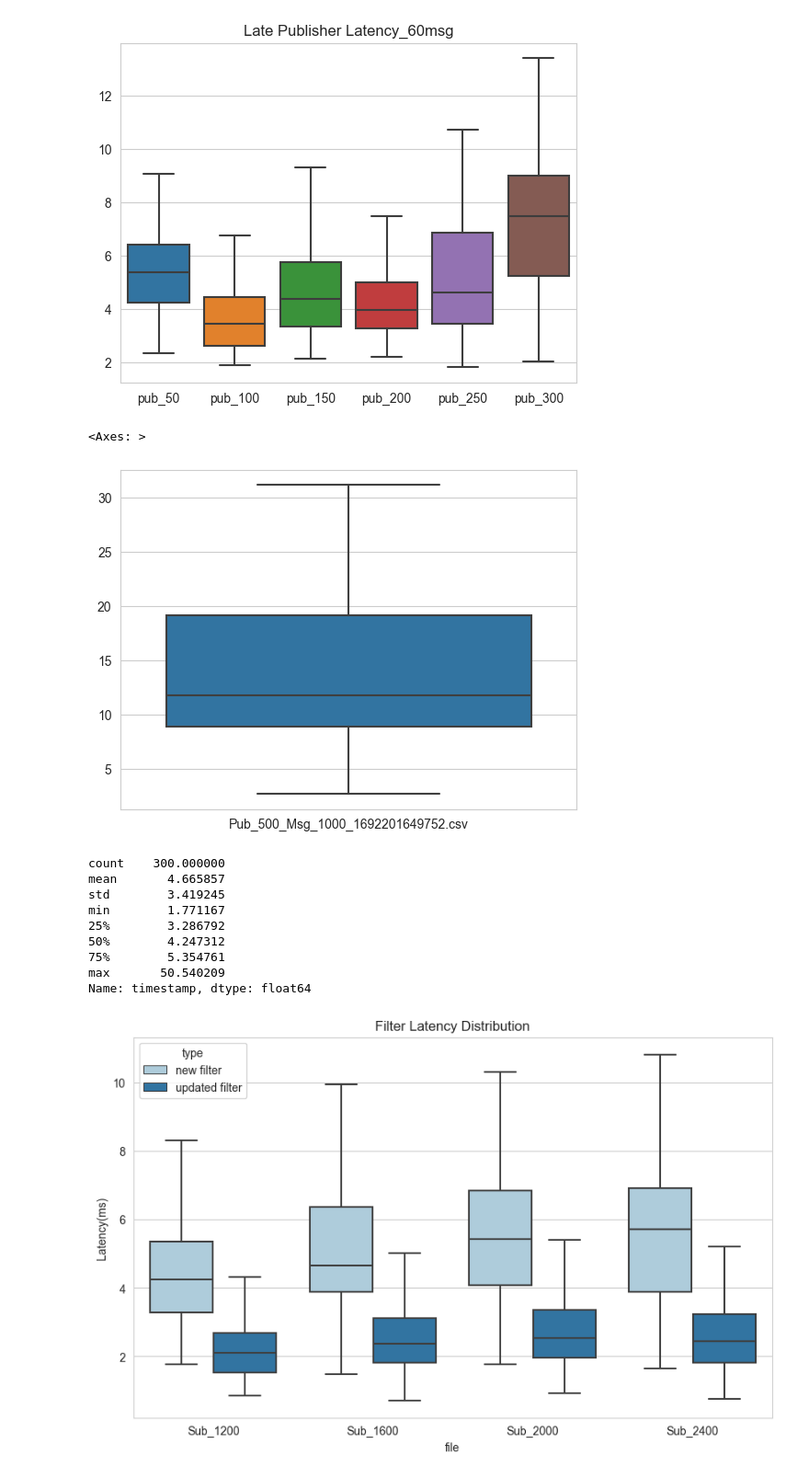
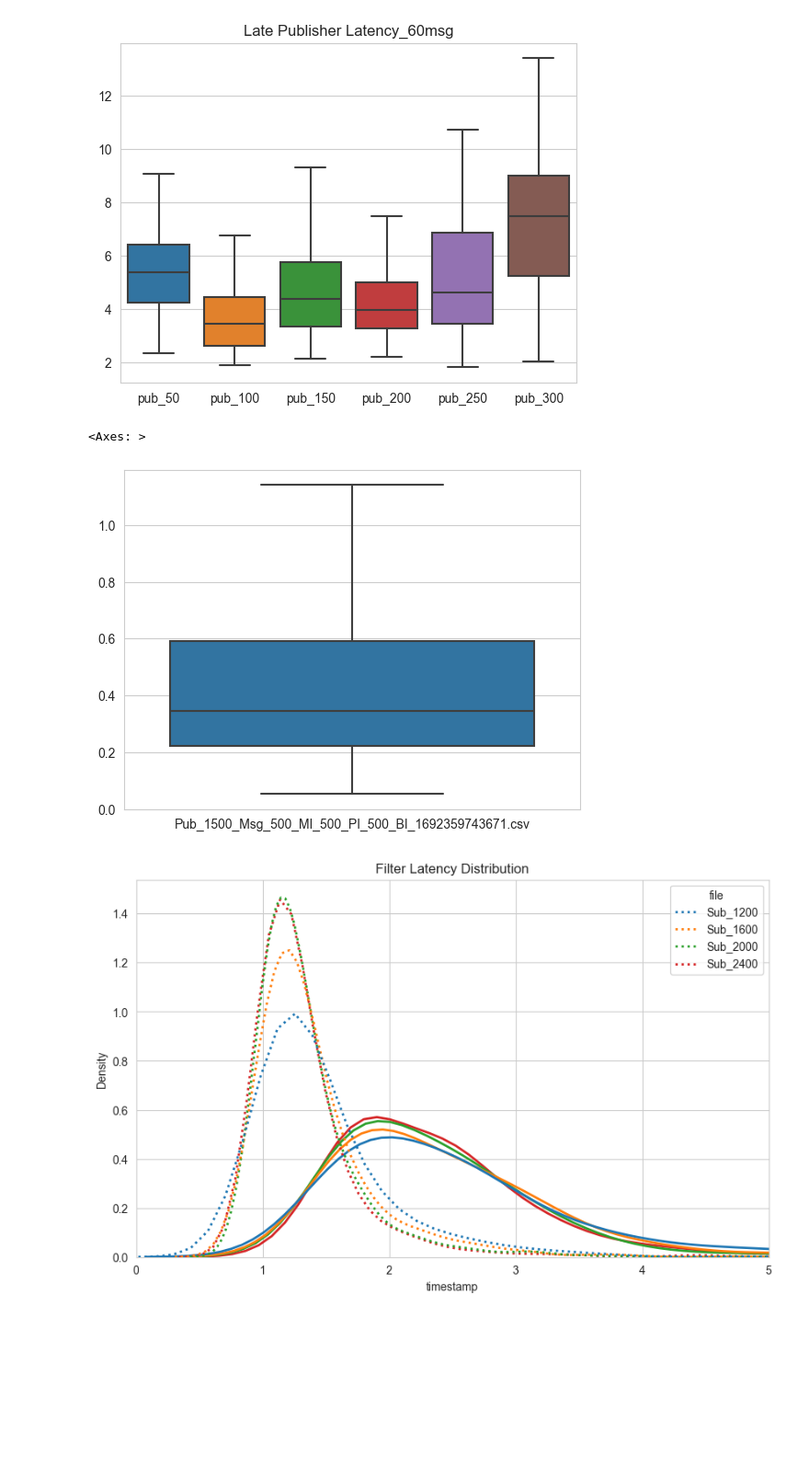
Before and after one commit to Mhwwww/ShutPub, a Jupyter notebook: src/main/java/org/example/eva/evaluation.ipynb, the cells around one changed output. Shown at 92% size. Saved outputs shown, nothing was run; the diff lists cells and outputs as text; code cells hidden in the pictures; blank space fills up the shorter version.

```diff
--- a/src/main/java/org/example/eva/evaluation.ipynb
+++ b/src/main/java/org/example/eva/evaluation.ipynb
@@ -111,7 +195,7 @@ import seaborn as sns
 import pandas as pd
 import matplotlib.pyplot as plt
 
-file_path_1 = './logs/Pub_500_Msg_1000_1692201649752.csv'
+file_path_1 = './logs/large scale/Pub_1500_Msg_500_MI_500_PI_500_BI_1692359743671.csv'
 
 files_msg_latency = [file_path_1]
 # ,file_path_2,file_path_3,file_path_4,file_path_5,file_path_6
@@ -119,7 +203,7 @@ dfs = []
 
 for  file_path in files_msg_latency:
     df = pd.read_csv(file_path)
-    event_name = "Checking Latency is"
+    event_name = "msgLatency"
     latency_df = df[df['event'] == event_name].get('timestamp')
     column_name = file_path.split("/")[-1]
     dfs.append(latency_df.rename(column_name))
@@ -128,9 +212,12 @@ for  file_path in files_msg_latency:
 merged_df = pd.concat(dfs, axis=1)
 
 sns.boxplot(data=merged_df/1e6, showfliers=False)
+
+# sns.kdeplot(data=merged_df/1e6)
+# plt.xlim(0,3)
 # %% [output]
 <Axes: >
-[figure, old version]
+[figure, new version]
 # %%
 ### Filter Latency
 ### Latency to generate New filter and Update existed filter when new subscriber connected
@@ -144,12 +231,12 @@ import matplotlib.pyplot as plt
 # file_path3 = './logs/filter_latency/2000.csv'
 # file_path4 = './logs/filter_latency/2400.csv'
 
-file_path1 = './logs/1608/1200.csv'
-file_path2 = './logs/1608/1600.csv'
-file_path3 = './logs/1608/2000.csv'
-file_path4 = './logs/1608/2400.csv'
+file_path1 = './logs/filter_latency/0822_filter_latency/1200.csv'
+file_path2 = './logs/filter_latency/0822_filter_latency/1600.csv'
+file_path3 = './logs/filter_latency/0822_filter_latency/2000.csv'
+file_path4 = './logs/filter_latency/0822_filter_latency/2400.csv'
 
-files_filter_latency = [file_path1 , file_path2, file_path3, file_path4]
+files_filter_latency = [file_path1,file_path2,file_path3,file_path4]
 
 dfs = []
 
@@ -160,48 +247,43 @@ for file_path in files_filter_latency:
     event_name2 = "Latency of Updating Filter is"
     f_new_latency_df = df[df['event'] == event_name1].copy()
     f_new_latency_df['timestamp'] = f_new_latency_df['timestamp'] / 1e6
 
     f_update_latency_df = df[df['event'] == event_name2].copy()
     f_update_latency_df['timestamp'] = f_update_latency_df['timestamp'] / 1e6
 
     f_new_latency_df['type'] = 'new filter'
     f_update_latency_df['type'] = 'updated filter'
 
     f_new_latency_df['file'] ="Sub_"+file_path.split("/")[-1][:-4]
     f_update_latency_df['file'] = "Sub_"+file_path.split("/")[-1][:-4]
 
     dfs.append(f_new_latency_df)
     dfs.append(f_update_latency_df)
 
 merged_df = pd.concat(dfs, axis=0)
 
 plt.figure(figsize=(10, 6))
 
-sns.boxplot(data=merged_df, x="file", y="timestamp", hue="type", showfliers=False, palette="Paired")
+# sns.boxplot(data=merged_df, x="file", y="timestamp", hue="type", showfliers=False, palette="Paired")
+#
+sns.kdeplot(data=merged_df[merged_df['type'] == 'new filter'], x="timestamp", hue="file", common_norm=False, fill=False, linewidth=2)
+sns.kdeplot(data=merged_df[merged_df['type'] == 'updated filter'], x="timestamp", hue="file", common_norm=False, fill=False, linestyle=':', linewidth=2)
+plt.xlim(0,5)
 
 # plt.xticks(rotation=45)
 
 # plt.xlabel('Subscriber Amount')
-plt.ylabel('Latency(ms)')
+# plt.ylabel('Latency(ms)')
 plt.title('Filter Latency Distribution')
-# plt.savefig("filter_latency_box.pdf")
+plt.savefig("filter_latency_kde_2400.pdf")
 
-subNum = 'Sub_1200'
-
+# subNum = 'Sub_2400'
+# #
+# # #
+# filtered_data_new = merged_df[(merged_df['file'] == subNum) & (merged_df['type'] == 'new filter')]
+# filtered_data_new['timestamp'].describe()
 #
-filtered_data_new = merged_df[(merged_df['file'] == subNum) & (merged_df['type'] == 'new filter')]
-filtered_data_new['timestamp'].describe()
-# #
 # filtered_data_update = merged_df[(merged_df['file'] == subNum) & (merged_df['type'] == 'updated filter')]
 # filtered_data_update['timestamp'].describe()
 # %% [output]
-count    300.000000
-mean       4.665857
-std        3.419245
-min        1.771167
-25%        3.286792
-50%        4.247312
-75%        5.354761
-max       50.540209
-Name: timestamp, dtype: float64
-[figure, old version]
+[figure, new version]
```
Also changed, not shown: parts of 6 cells of this notebook, 30 other files.
